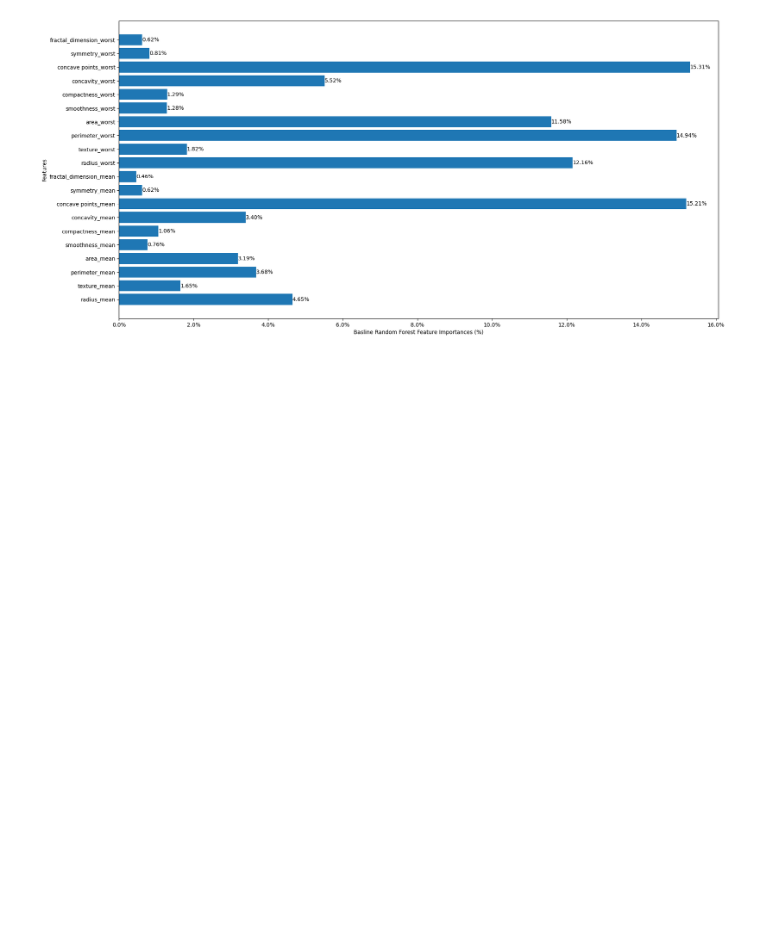
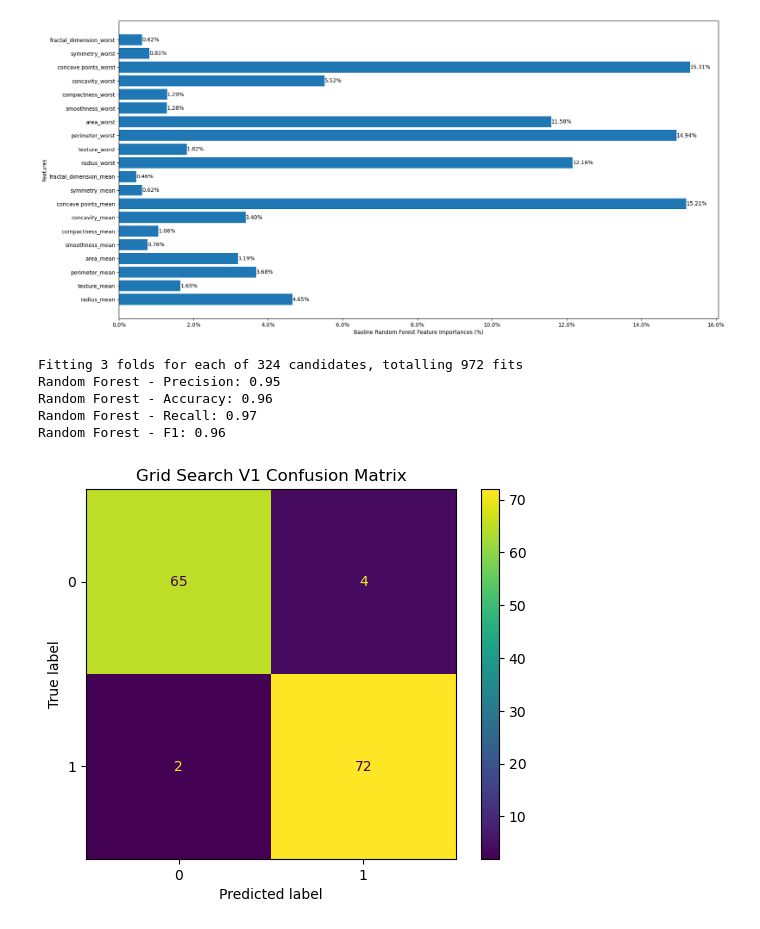
Before and after one commit to m-liv/bc-project, a Jupyter notebook: decision_tree.ipynb, the cells around one changed output. Cells and saved outputs as stored; diff of their text form; code cells hidden in the pictures; blank space fills up the shorter version.

Commit message:
Added grid search RF for tuning, will need to tune more

```diff
--- a/decision_tree.ipynb
+++ b/decision_tree.ipynb
@@ -199,3 +199,44 @@ plot_confusion_matrix(y_test=y_test, y_pred=my_rf_pred, title="Confusion Matrix
 plot_feature_importances(my_rf, "Basline Random Forest Feature Importances (%)")
 # %% [output]
 [figure]
+# %%
+# Now we must TUNE the baseline using grid search!
+from sklearn.model_selection import GridSearchCV
+def grid_search_random_forest(X, y, param_grid):
+  smote = SMOTE(random_state=42)
+  X_smote, y_smote = smote.fit_resample(X, y)
+  X_train, X_test, y_train, y_test = train_test_split(X_smote, y_smote, test_size=0.2, random_state=42)
+  grid_search = GridSearchCV(estimator=RandomForestClassifier(random_state=42), param_grid=param_grid, cv=3, verbose=2, n_jobs=-1)
+  grid_search.fit(X_train, y_train)
+  best_rf = grid_search.best_estimator_
+  best_rf_pred = best_rf.predict(X_test)
+  best_rf_accuracy = accuracy_score(y_test, best_rf_pred)
+  best_rf_precision = precision_score(y_test, best_rf_pred)
+  best_rf_recall = recall_score(y_test, best_rf_pred)
+  best_rf_f1 = f1_score(y_test, best_rf_pred)
+
+  print(f"Random Forest - Precision: {best_rf_precision:.2f}")
+  print(f"Random Forest - Accuracy: {best_rf_accuracy:.2f}")
+  print(f"Random Forest - Recall: {best_rf_recall:.2f}")
+  print(f"Random Forest - F1: {best_rf_f1:.2f}")
+  return best_rf, best_rf_pred, best_rf_precision, best_rf_accuracy, best_rf_recall, best_rf_f1, y_test # for feature importances and stuff
+# %%
+param_grid1 = {
+    'n_estimators': [50, 100, 200],
+    'criterion': ['gini', 'entropy', 'log_loss'],
+    'max_depth': [None, 5, 10, 20],
+    'min_samples_split': [2, 4, 8],
+    'min_samples_leaf': [1, 2, 4]
+}
+
+v1rf, v1pred, v1prec, v1acc, v1rec, v1f1, v1_ytest = grid_search_random_forest(X, y, param_grid1)
+# %% [output]
+Fitting 3 folds for each of 324 candidates, totalling 972 fits
+Random Forest - Precision: 0.95
+Random Forest - Accuracy: 0.96
+Random Forest - Recall: 0.97
+Random Forest - F1: 0.96
+# %%
+plot_confusion_matrix(v1_ytest, v1pred, "Grid Search V1 Confusion Matrix")
+# %% [output]
+[figure, added]
```
Also changed, not shown: parts of 1 cell of this notebook.
